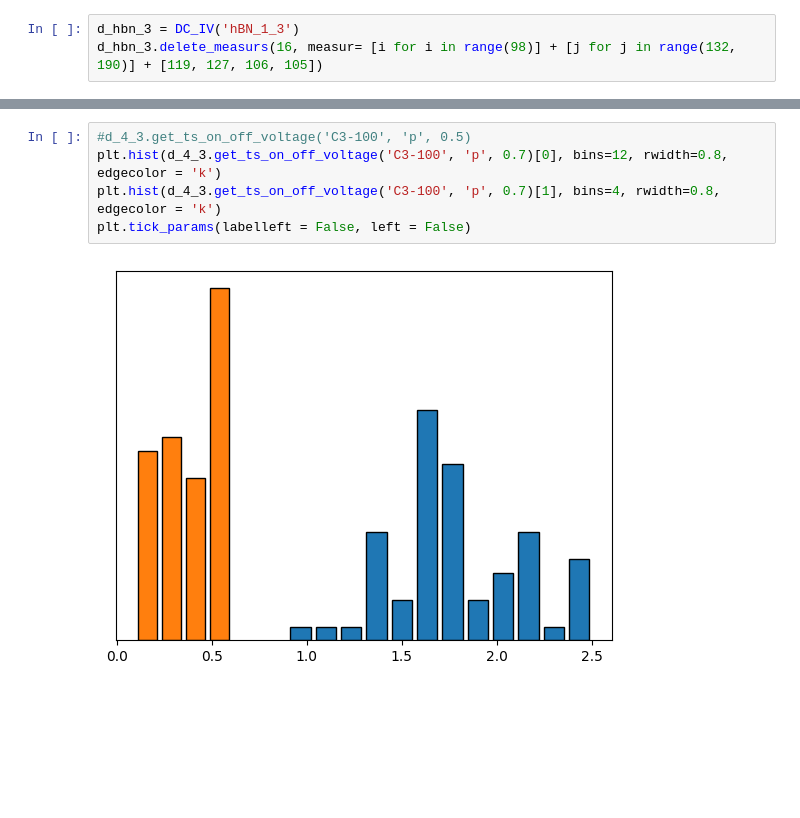
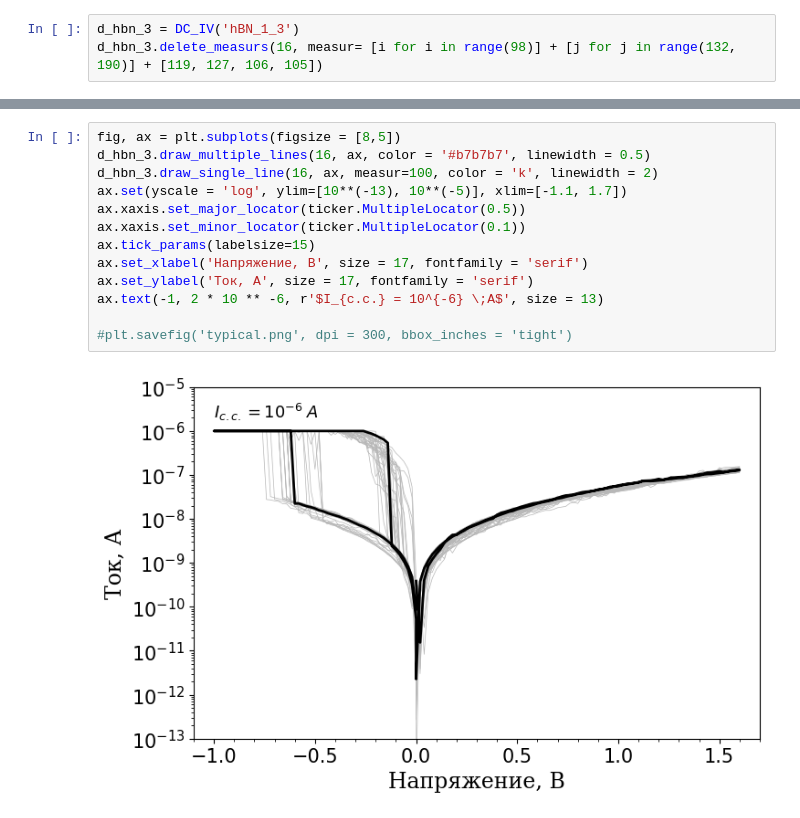
Before and after one commit to OneMoreGate/mipt_67_conference, a Jupyter notebook: prezentation.ipynb, the cells around one changed output, grey strips where cells are left out. Saved outputs shown, nothing was run; the diff lists cells and outputs as text; blank space fills up the shorter version.

```diff
--- a/prezentation.ipynb
+++ b/prezentation.ipynb
@@ -136,7 +48,15 @@ line = d_4_3.draw_single_line('C3-100', ax, 40, color = 'k', linewidth = 2)
-# %%
-#d_4_3.get_ts_on_off_voltage('C3-100', 'p', 0.5)
-plt.hist(d_4_3.get_ts_on_off_voltage('C3-100', 'p', 0.7)[0], bins=12, rwidth=0.8, edgecolor = 'k')
-plt.hist(d_4_3.get_ts_on_off_voltage('C3-100', 'p', 0.7)[1], bins=4, rwidth=0.8, edgecolor = 'k')
-plt.tick_params(labelleft = False, left = False)
-# %% [output]
-[figure, removed]
+# %%
+fig, ax = plt.subplots(figsize = [8,5])
+d_hbn_3.draw_multiple_lines(16, ax, color = '#b7b7b7', linewidth = 0.5)
+d_hbn_3.draw_single_line(16, ax, measur=100, color = 'k', linewidth = 2)
+ax.set(yscale = 'log', ylim=[10**(-13), 10**(-5)], xlim=[-1.1, 1.7])
+ax.xaxis.set_major_locator(ticker.MultipleLocator(0.5))
+ax.xaxis.set_minor_locator(ticker.MultipleLocator(0.1))
+ax.tick_params(labelsize=15)
+ax.set_xlabel('Напряжение, В', size = 17, fontfamily = 'serif')
+ax.set_ylabel('Ток, А', size = 17, fontfamily = 'serif')
+ax.text(-1, 2 * 10 ** -6, r'$I_{c.c.} = 10^{-6} \;A$', size = 13)
+
+#plt.savefig('typical.png', dpi = 300, bbox_inches = 'tight')
+# %% [output]
+[figure, added]
```
Also changed, not shown: parts of 13 cells of this notebook, 2 other files.
